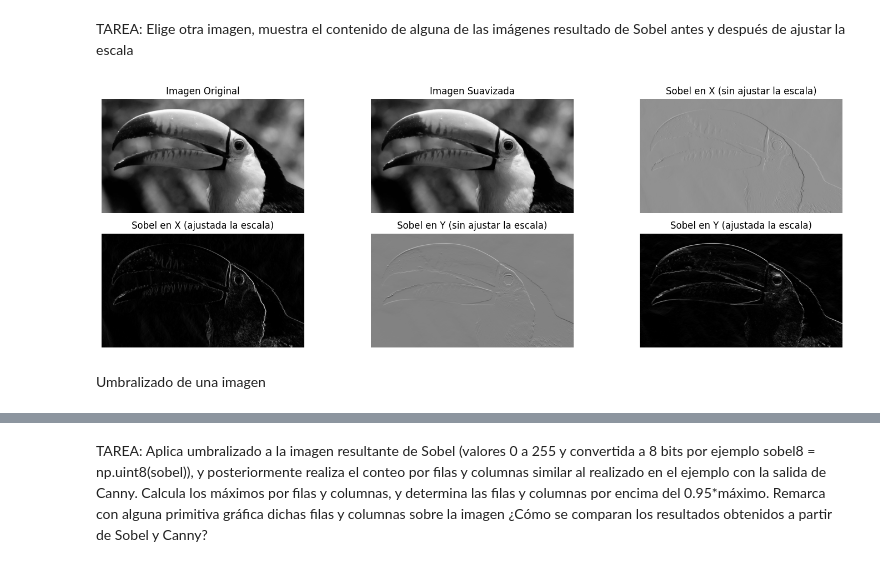
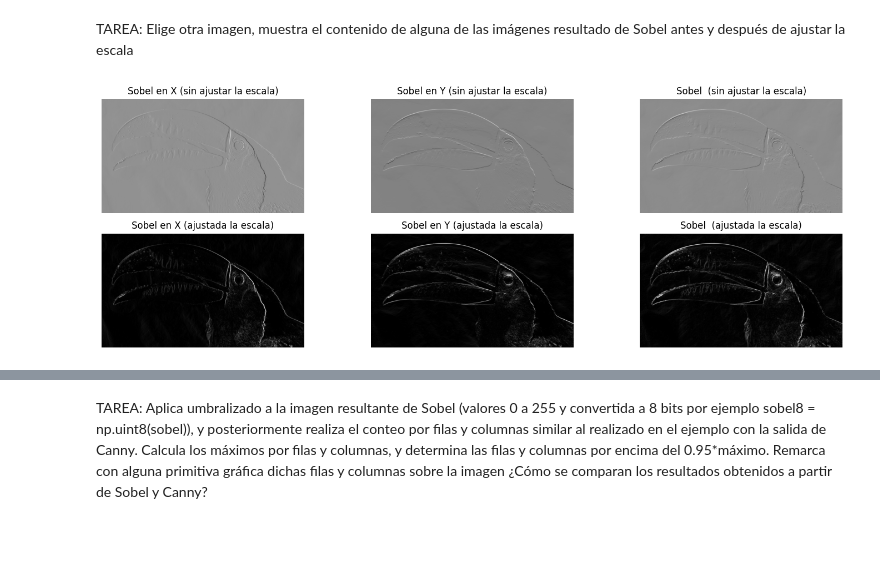
Before and after one commit to AcoranGonzalezMoray/VisionArtificial, a Jupyter notebook: Práctica_2/VC_P2.ipynb, the cells around one changed output, grey strips where cells are left out. Saved outputs shown, nothing was run; the diff lists cells and outputs as text; code cells hidden in the pictures; blank space fills up the shorter version.

```diff
--- a/Práctica_2/VC_P2.ipynb
+++ b/Práctica_2/VC_P2.ipynb
@@ -236,47 +112,48 @@ sobely_scaled = cv2.convertScaleAbs(sobely)
 gradiente_total_scaled = cv2.convertScaleAbs(gradiente_total)
 
 # Mostrar las imágenes resultantes
 plt.figure(figsize=(15, 5))
 
-# Imagen original
-plt.subplot(2, 3, 1)
-plt.axis("off")
-plt.title('Imagen Original')
-plt.imshow(imagen, cmap='gray')
-
-# Imagen suavizada
-plt.subplot(2, 3, 2)
-plt.axis("off")
-plt.title('Imagen Suavizada')
-plt.imshow(imagen_suavizada, cmap='gray')
 
 # Imagen de Sobel (sin ajustar la escala) en dirección x (horizontal)
-plt.subplot(2, 3, 3)
+plt.subplot(2, 3, 1)
 plt.axis("off")
 plt.title('Sobel en X (sin ajustar la escala)')
 plt.imshow(sobelx, cmap='gray')
 
 # Imagen de Sobel (ajustada la escala) en dirección x (horizontal)
 plt.subplot(2, 3, 4)
 plt.axis("off")
 plt.title('Sobel en X (ajustada la escala)')
 plt.imshow(sobelx_scaled, cmap='gray')
 
 # Imagen de Sobel (sin ajustar la escala) en dirección y (vertical)
-plt.subplot(2, 3, 5)
+plt.subplot(2, 3, 2)
 plt.axis("off")
 plt.title('Sobel en Y (sin ajustar la escala)')
 plt.imshow(sobely, cmap='gray')
 
 # Imagen de Sobel (ajustada la escala) en dirección y (vertical)
-plt.subplot(2, 3, 6)
+plt.subplot(2, 3, 5)
 plt.axis("off")
 plt.title('Sobel en Y (ajustada la escala)')
 plt.imshow(sobely_scaled, cmap='gray')
 
+
+# Imagen de Sobel (sin ajustar la escala) en ambas direcciones
+plt.subplot(2, 3, 3)
+plt.axis("off")
+plt.title('Sobel  (sin ajustar la escala)')
+plt.imshow(gradiente_total, cmap='gray')
+
+# Imagen de Sobel (ajustada la escala) en ambas direcciones
+plt.subplot(2, 3, 6)
+plt.axis("off")
+plt.title('Sobel  (ajustada la escala)')
+plt.imshow(gradiente_total_scaled, cmap='gray')
+
+
 plt.tight_layout()
 plt.show()
 # %% [output]
-[figure, old version]
+[figure, new version]
-# %% [markdown]
-Umbralizado de una imagen
```
Also changed, not shown: parts of 26 cells of this notebook.
